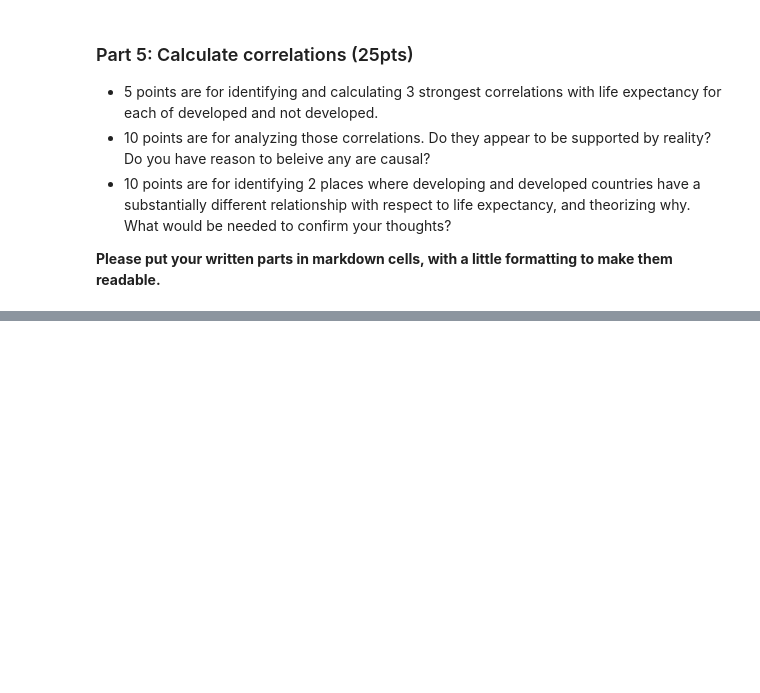
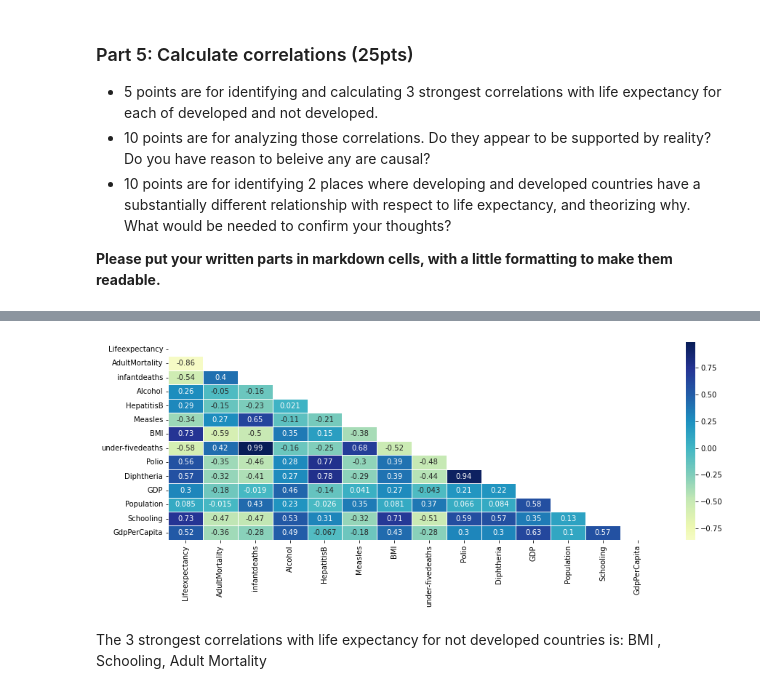
Before and after one commit to CcDenn/BSIP_Assignment_2_Students, a Jupyter notebook: stats_asn_2_start.ipynb, the cells around one changed output, grey strips where cells are left out. Saved outputs shown, nothing was run; the diff lists cells and outputs as text; code cells hidden in the pictures; blank space fills up the shorter version.

```diff
--- a/stats_asn_2_start.ipynb
+++ b/stats_asn_2_start.ipynb
@@ -303,0 +325,6 @@ sns.pairplot(dfLE2, dropna=True, kind="reg", hue="isDeveloped")
+# %%
+#correlations for not developed countries
+dfLE2_corrs_notdev= dfLE2_corrs[dfLE2_corrs["isDeveloped"]== 0]
+dfLE2_corrs_notdev=dfLE2_corrs_notdev.drop(columns="isDeveloped")
+dfLE2_corrs_notdev=dfLE2_corrs_notdev.corr()
+dfLE2_corrs_notdev.head()
@@ -303,0 +338,8 @@ sns.pairplot(dfLE2, dropna=True, kind="reg", hue="isDeveloped")
+# %%
+mask = np.triu(np.ones_like(dfLE2_corrs_notdev, dtype=bool))
+sns.heatmap(dfLE2_corrs_notdev, center=0, linewidths=.5, annot=True, cmap="YlGnBu", yticklabels=True, mask=mask)
+plt.show()
+# %% [output]
+[figure, added]
+# %% [markdown]
+The 3 strongest correlations with life expectancy for not developed countries is: BMI , Schooling, Adult Mortality
```
Also changed, not shown: parts of 25 cells of this notebook.
